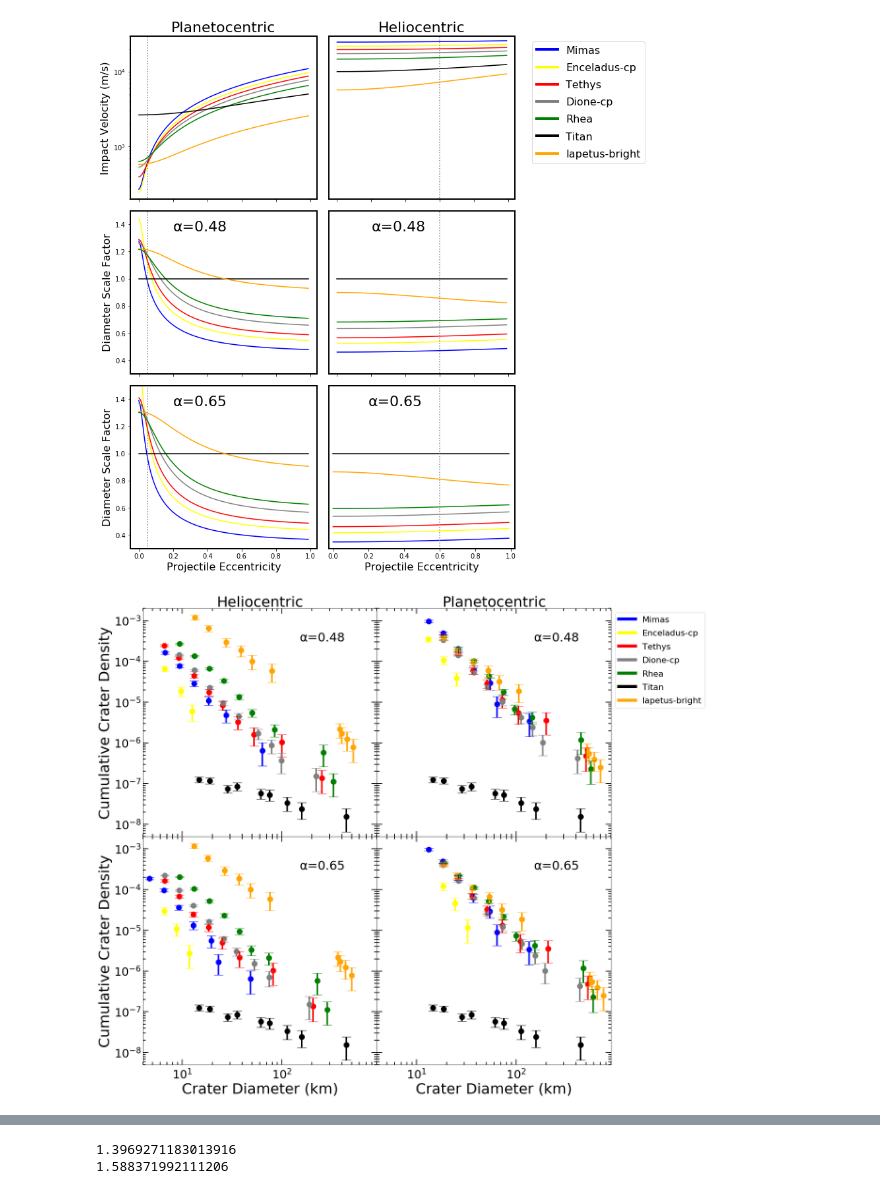
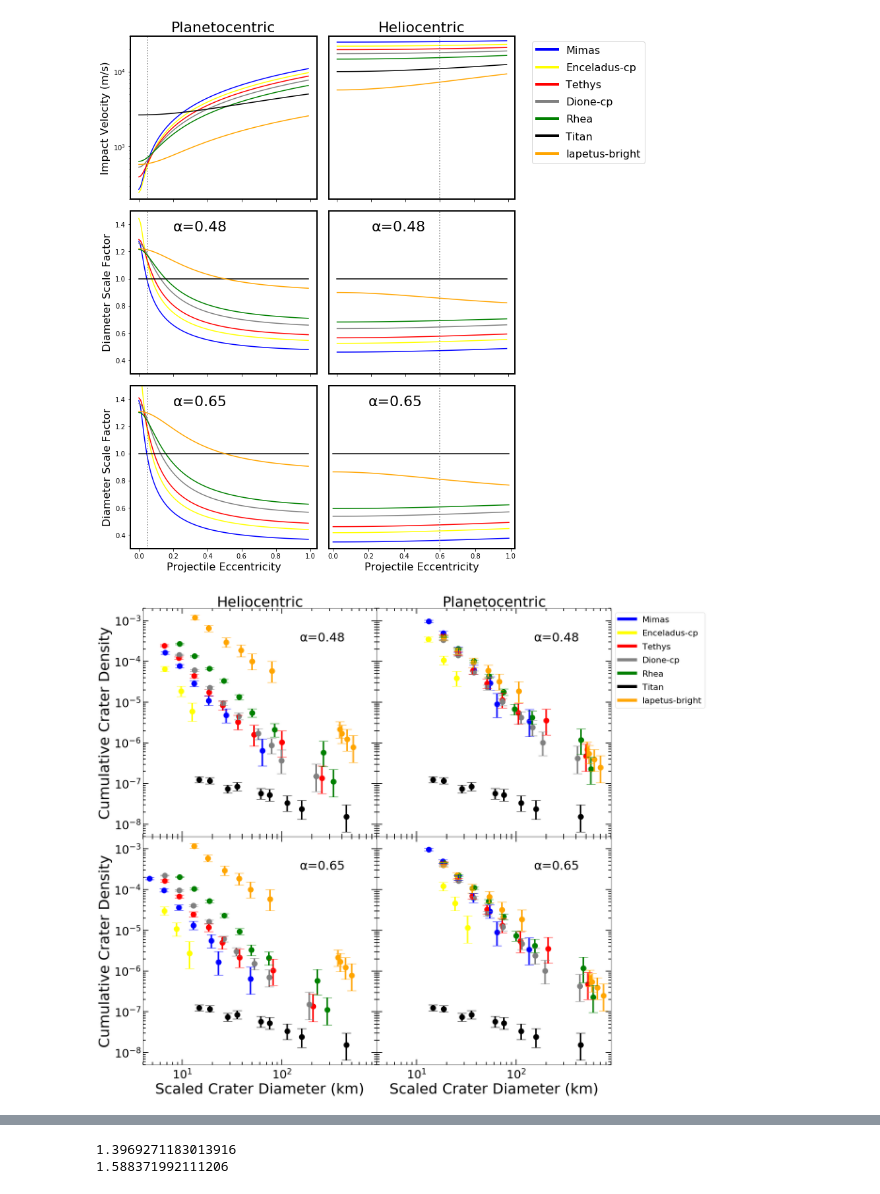
Before and after one commit to samwbell/saturn_counts, a Jupyter notebook: saturn_counts_clean.ipynb, the cells around one changed output, grey strips where cells are left out. Drawn from its saved outputs; the diff is of its cells as text; code cells hidden in the pictures.

```diff
--- a/saturn_counts_clean.ipynb
+++ b/saturn_counts_clean.ipynb
@@ -153,7 +199,7 @@ pt_rhea = pj_rhea/pj_titan/r_rhea**2*r_titan**2
 pt_titan = 1.0
 pt_iapetus = pj_iapetus/pj_titan/r_iapetus**2*r_titan**2
 
-pt_dict = {'Mimas':pt_mimas, 'Enceladus-cp':pt_enceladus, 'Tethys':pt_tethys, 'Dione-cp':pt_dione, 'Rhea':pt_rhea, 'Iapetus-bright':pt_iapetus}
+pt_dict = {'Mimas':pt_mimas, 'Enceladus-cp':pt_enceladus, 'Tethys':pt_tethys, 'Dione-cp':pt_dione, 'Rhea':pt_rhea, 'Iapetus-bright':pt_iapetus, 'Titan':1.0}
 # %%
 plt.figure(figsize=(6,6))
 x = np.array([ro_mimas, ro_enceladus, ro_tethys, ro_dione, ro_rhea, ro_titan, ro_iapetus])/1e9
@@ -210,0 +326,4 @@ def poisson_error_bars(p,n):
+# %%
+Ds = 11.9 * (14**2/(100*G*m_mimas/r_mimas**2))**0.217 * (1/1)**0.333 * (2*20)**0.783
+D_Destruction = Ds * (Ds/15)**0.13
+D_Destruction
@@ -210,0 +375,3 @@ def poisson_error_bars(p,n):
+# %%
+mimas_area = r_mimas**2 * math.pi * 4 /1000000.0
+herschel_ndist = ig_ndist(1,4)
@@ -210,0 +390,6 @@ def poisson_error_bars(p,n):
+# %%
+t1 = time.time()
+full_ndist = [random.choice(herschel_ndist) * random.choice(ir_h65_dict['Mimas']) for i in range(100000)]
+herschel_percentiles_raw = [np.percentile(full_ndist,i) for i in np.arange(0.0005,100.0,0.0005)]
+herschel_percentiles_65 = 10**(log(D_Destruction/139.0)*-2.2) * np.array(herschel_percentiles_raw)
+time.time()-t1
@@ -458,11 +719,12 @@ for i in list(range(6)):
         plt.rcParams['lines.linewidth'] = 4
         ax = binned_dict['Tethys'].plot(y='density_sf',x='D_sf',logx=True, logy=True, kind='scatter', legend=True, ax=ax)
         for key in cp_keys:
-            binned_dict[key].plot(y='density_sf',x='D_sf', yerr=(binned_dict[key][['lower_sf','upper_sf']].values.transpose()),
+            binned_dict[key].plot(y='density_sf',x='D_sf', \
+                              yerr=np.array([binned_dict[key][['lower_sf','upper_sf']].values.transpose()]),
                               logx=True, logy=True, kind='scatter',
                               ax=ax, color=color_dict[key], legend=True, s=200)
-        titan_data.plot(y='density', x='D', yerr=(titan_data[['lower','upper']].values.transpose()), color='black', \
-                        logx=True, logy=True, kind='scatter', ax=ax, s=200)
+        titan_data.plot(y='density', x='D', yerr=np.array([titan_data[['lower','upper']].values.transpose()]), \
+                        color='black', logx=True, logy=True, kind='scatter', ax=ax, s=200)
         plt.xticks(size=30)
         if i%3==0:
             plt.yticks(size=30)
@@ -470,7 +732,7 @@ for i in list(range(6)):
         else:
             ax.get_yaxis().set_ticklabels([])
             plt.ylabel('',size=1)
-        plt.xlabel('Crater Diameter (km)',size=38)
+        plt.xlabel('Scaled Crater Diameter (km)',size=38)
         plt.title(title_list[i],size=38)
         plt.xlim([4,900])
         plt.ylim([5*10.0**-9,2*10.0**-3])
@@ -481,34 +743,34 @@ for i in list(range(6)):
     elif i==2:
         ax = fig.add_subplot(231 + i)
         custom_lines = [Line2D([0], [0], color=color_dict[key], lw=8) for key in cp_keys]
         custom_lines.insert(5,Line2D([0], [0], color='Black', lw=8))
         ax.legend(custom_lines, cp_keys[:5] + ['Titan'] + [cp_keys[5]],labelspacing=0.7, fontsize=22, loc=2)
         ax.get_yaxis().set_visible(False)
         ax.get_yaxis().set_ticklabels([])
         ax.get_xaxis().set_visible(False)
         ax.get_xaxis().set_ticklabels([])
         ax.spines['right'].set_visible(False)
         ax.spines['bottom'].set_visible(False)
         ax.spines['top'].set_visible(False)
 
     ax.get_xaxis().set_tick_params(direction='in', which='both')
     ax.get_yaxis().set_tick_params(direction='in', which='both')
     ax.get_xaxis().set_tick_params(length=14, width=2)
     ax.get_xaxis().set_tick_params(length=7, width=2, which='minor')
     ax.get_yaxis().set_tick_params(length=14, width=2)
     ax.get_yaxis().set_tick_params(length=7, width=2, which='minor')
     ax.get_xaxis().set_ticks_position('both')
     ax.get_yaxis().set_ticks_position('both')
     ax.get_xaxis().set_tick_params(pad=10, which='both')
     ax.get_yaxis().set_tick_params(pad=5, which='both')
 
 fig.subplots_adjust(wspace=0,hspace=0)
 
 pfig = plt.gcf()
 pfig.savefig('CraterCountsPanel.pdf',bbox_inches='tight')
 plt.rcParams['lines.linewidth'] = 1
 # %% [output]
-[figure, old version]
+[figure, new version]
 # %%
 def get_titan_lines(n):
     data = pd.DataFrame(titan_data['D'])
```
Also changed, not shown: parts of 68 cells of this notebook.
